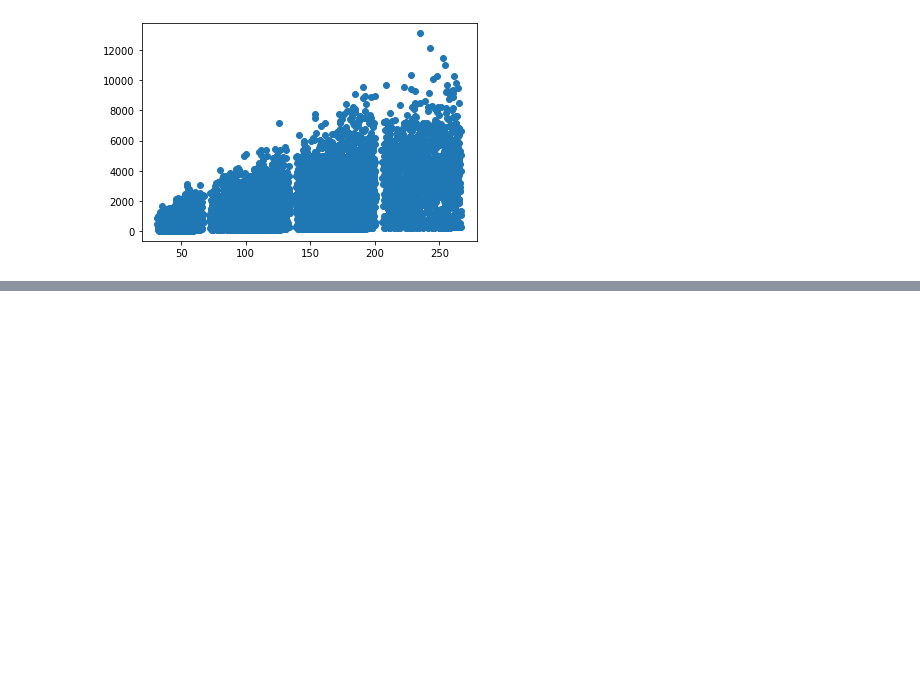
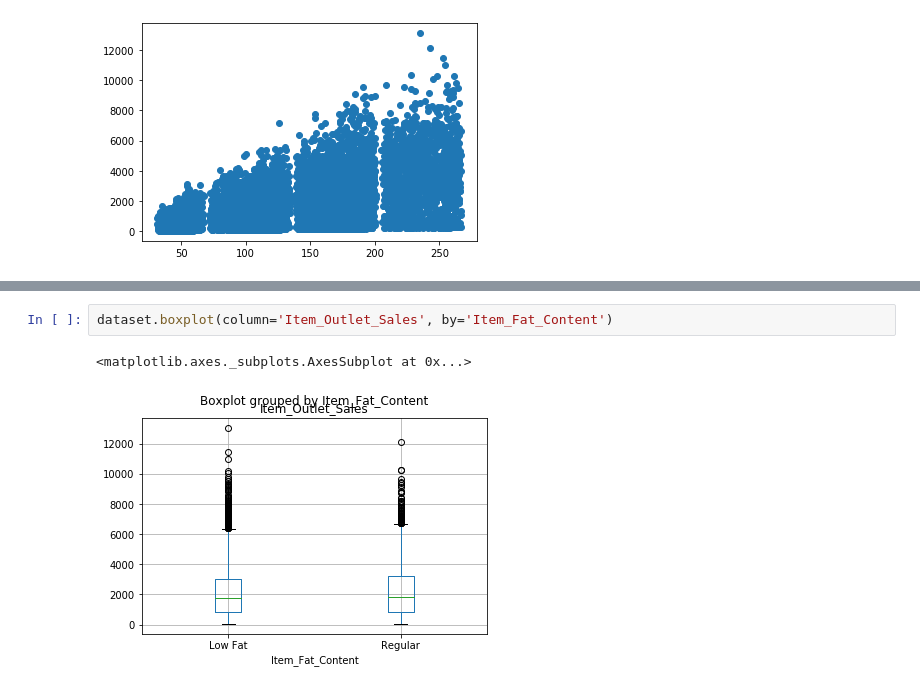
Before and after one commit to pratikjaiswal1998/food_items, a Jupyter notebook: Food_item_analysis.ipynb, the cells around one changed output, grey strips where cells are left out. Cells and saved outputs as stored; diff of their text form; blank space fills up the shorter version.

```diff
--- a/Food_item_analysis.ipynb
+++ b/Food_item_analysis.ipynb
@@ -261,0 +269,5 @@ dataset['Outlet_Size'].nunique()
+# %%
+dataset.boxplot(column='Item_Outlet_Sales', by='Item_Fat_Content')
+# %% [output]
+<matplotlib.axes._subplots.AxesSubplot at 0x...>
+[figure, added]
```
Also changed, not shown: parts of 6 cells of this notebook.
